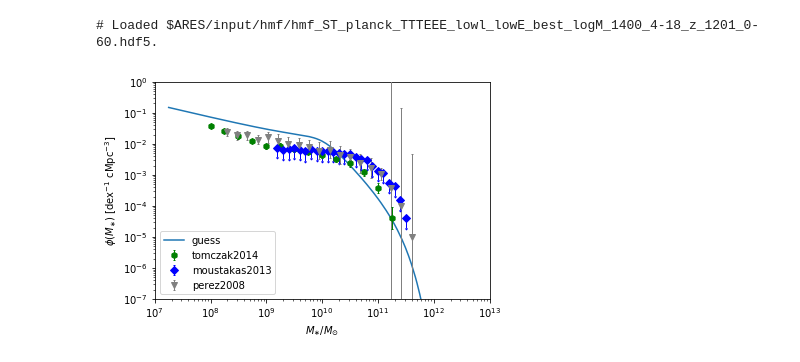
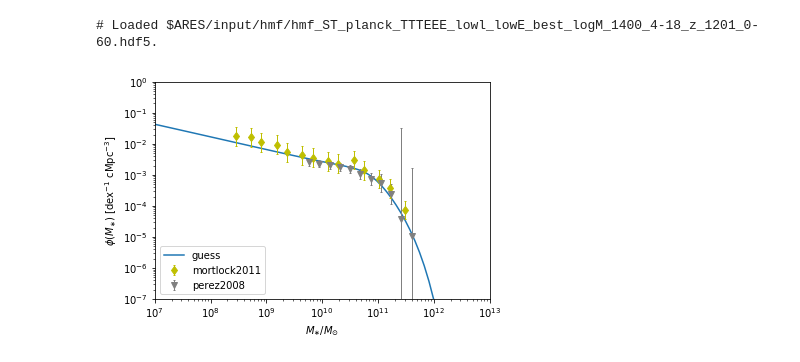
Before and after one commit to eklem1/GalaxySim, a Jupyter notebook: SMF_fit.ipynb, the cells around one changed output. Drawn from its saved outputs; the diff is of its cells as text; code cells hidden in the pictures.

```diff
--- a/SMF_fit.ipynb
+++ b/SMF_fit.ipynb
@@ -35,11 +14,12 @@ redshifts = np.sort(np.array([0.35, 0.875, 1.125, 1.75, 2.25, 2.75, 1.65, 2.5, 3
 
 # [0.10165, 0.25, 0.35, 0.45, 0.575, 0.725, 0.9][1.65, 2.5, 3.5]
 # Ms = np.logspace(7, 12, 60)
-Ms = getMasses(redshifts)
+Ms = np.linspace(7, 12, 60)
+
 
 # print(Ms)
 
 # blob 1: the smf
 blob_n1 = ['galaxy_smf']
-blob_i1 = [('z', redshifts), ('bins', Ms)]
+blob_i1 = [('z', redshifts), ('logbins', Ms)]
 blob_f1 = ['StellarMassFunction']
@@ -146,21 +108,21 @@ guesses = \
 # %%
 # base_pars
 # Ms = np.logspace(7, 12, 60)
 
 base_pars.update(guesses)
 pop = ares.populations.GalaxyPopulation(**base_pars)
 
-z = .35
+z = 1.35
 
 smf = pop.StellarMassFunction(z, Ms)
-pl.loglog(Ms, smf, label='guess')
+pl.loglog(10**Ms, smf, label='guess')
 data.PlotSMF(z=z, round_z=0.2)
 
 pl.legend()
 pl.show()
 # %% [output]
 # Loaded $ARES/input/hmf/hmf_ST_planck_TTTEEE_lowl_lowE_best_logM_1400_4-18_z_1201_0-60.hdf5.
-[figure, old version]
+[figure, new version]
 # %%
 # Initialize a fitter object and give it the data to be fit
 fitter_smf = ares.inference.FitGalaxyPopulation(**base_pars)
```
Also changed, not shown: parts of 18 cells of this notebook, 3 other files.
